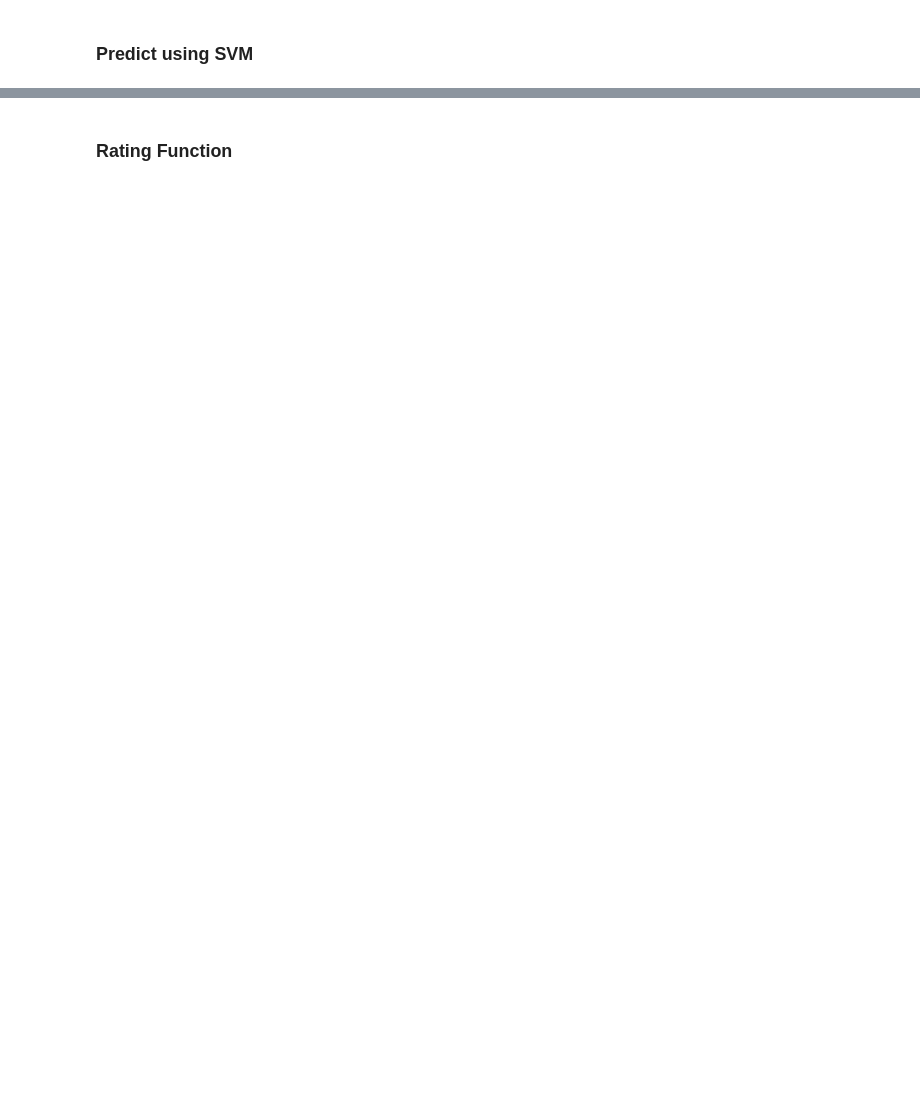
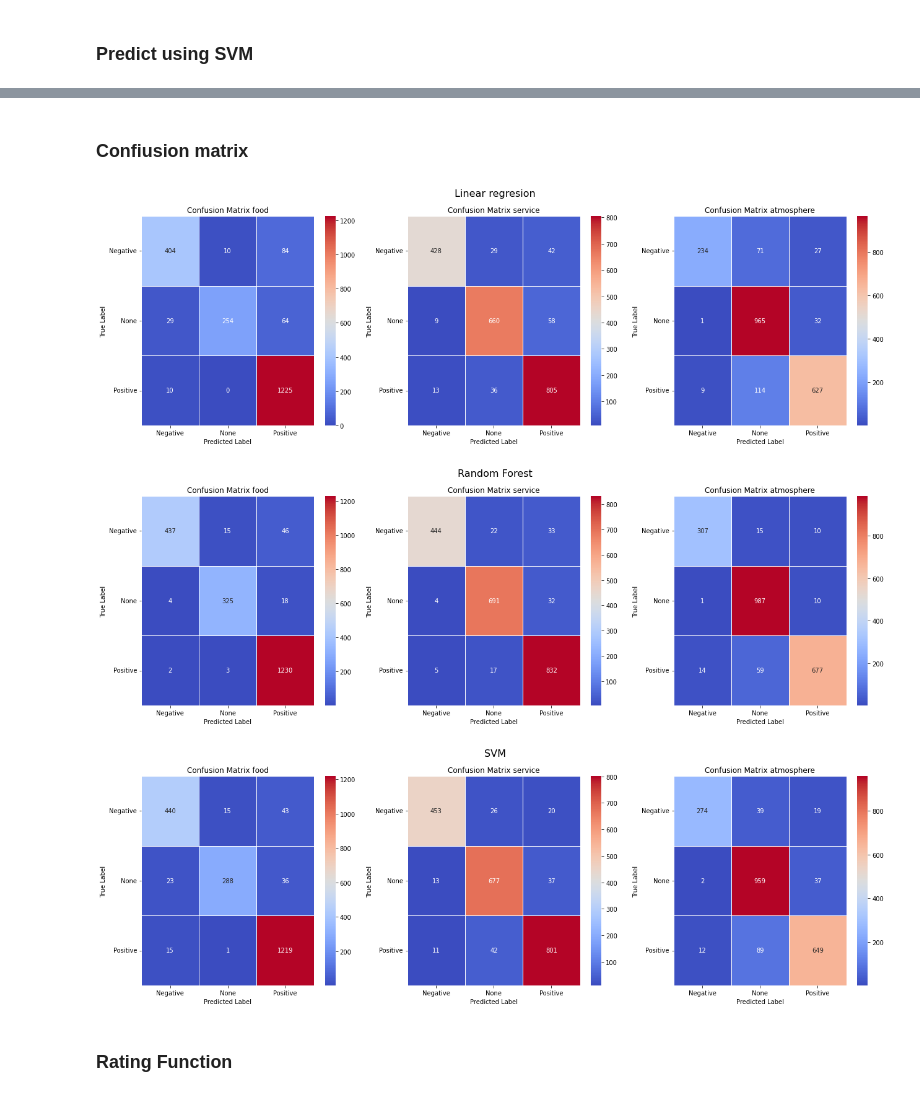
Before and after one commit to SebastianPilch/Data_Mining, a Jupyter notebook: Notebooks/classifiers_filtered.ipynb, the cells around one changed output, grey strips where cells are left out. Drawn from its saved outputs; the diff is of its cells as text; code cells hidden in the pictures; blank space fills up the shorter version.

```diff
--- a/Notebooks/classifiers_filtered.ipynb
+++ b/Notebooks/classifiers_filtered.ipynb
@@ -303,3 +306,63 @@ SVM Predictions: {'food': 'Positive', 'service': 'Negative', 'atmosphere': 'None
+# %% [markdown]
+### Confiusion matrix
+# %%
+def show_confusion_matrices(matrices, classifier_name, labels=None, categories_names = ["food","service","atmosphere"]):
+    num_matrices = len(matrices)
+    fig, axes = plt.subplots(1, num_matrices, figsize=(6 * num_matrices, 6))
+
+    for i, matrix in enumerate(matrices):
+        ax = axes[i] if num_matrices > 1 else axes
+        num_classes = matrix.shape[0]
+
+        if labels is None:
+            labels = [str(j) for j in range(num_classes)]
+
+        sns.heatmap(matrix,
+                    cmap='coolwarm',
+                    linecolor='white',
+                    linewidths=1,
+                    xticklabels=labels[0:num_classes],
+                    yticklabels=labels[0:num_classes],
+                    annot=True,
+                    fmt='d',
+                    ax=ax)
+
+        ax.set_title(f'Confusion Matrix {categories_names[i]}')
+        ax.set_ylabel('True Label')
+        ax.set_xlabel('Predicted Label')
+        ax.yaxis.set_tick_params(rotation=0)
+    fig.suptitle(f"{classifier_name}", fontsize=16)
+    plt.tight_layout()
+    plt.show()
+
+
+def compute_and_show_confusion_matrix(validations, predictions, classifier_name):
+    matrices = [metrics.confusion_matrix(validations[i], predictions[i]) for i in range(len(validations))]
+    show_confusion_matrices(matrices,classifier_name, labels = ["Negative","None","Positive"])
+
+
+food_validation =  df['food'].fillna('None').tolist()
+service_validation = df['service'].fillna('None').tolist()
+atmosphere_validation = df['atmosphere'].fillna('None').tolist()
+
+
+def create_predicions_to_list(classifier):
+    predictions = classifier.predict(df['text'])
+    preditions_food = [pred["food"] for pred in predictions]
+    preditions_service = [pred["service"] for pred in predictions]
+    preditions_atmosphere = [pred["atmosphere"] for pred in predictions]
+    return preditions_food, preditions_service, preditions_atmosphere
+
+labels_to_classificators = ["Linear regresion", "Random Forest", "SVM"]
+classi_list = [classifier_lr,classifier_rf,classifier_svm]
+for i in range(3):
+    pred= create_predicions_to_list(classi_list[i])
+    validation = [food_validation,service_validation,atmosphere_validation]
+    compute_and_show_confusion_matrix(validation,pred,  labels_to_classificators[i])
+# %% [output]
+[figure, added]
+[figure, added]
+[figure, added]
 # %% [markdown]
 ### Rating Function
 # %%
```
Also changed, not shown: parts of 8 cells of this notebook, 2 other files.
